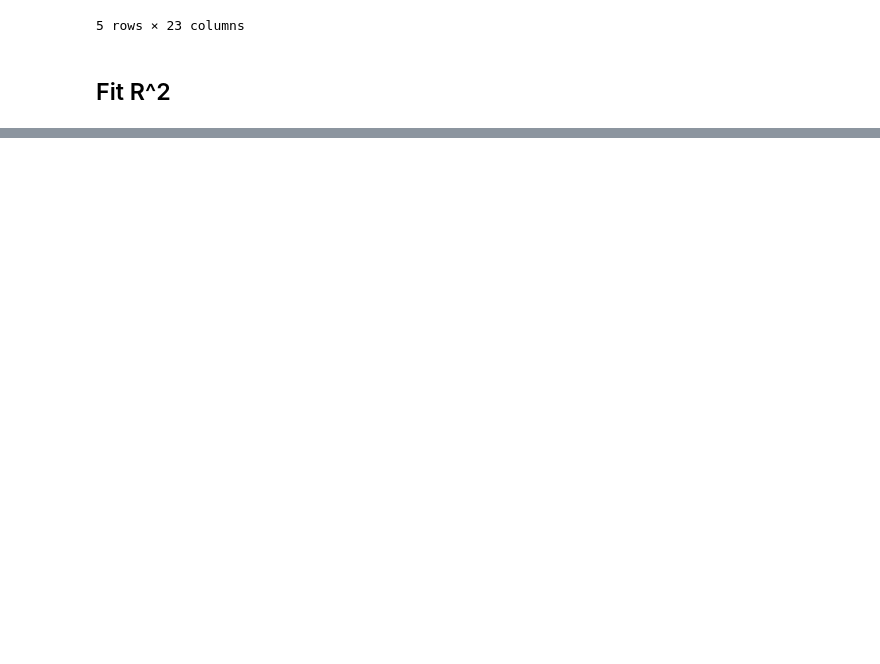
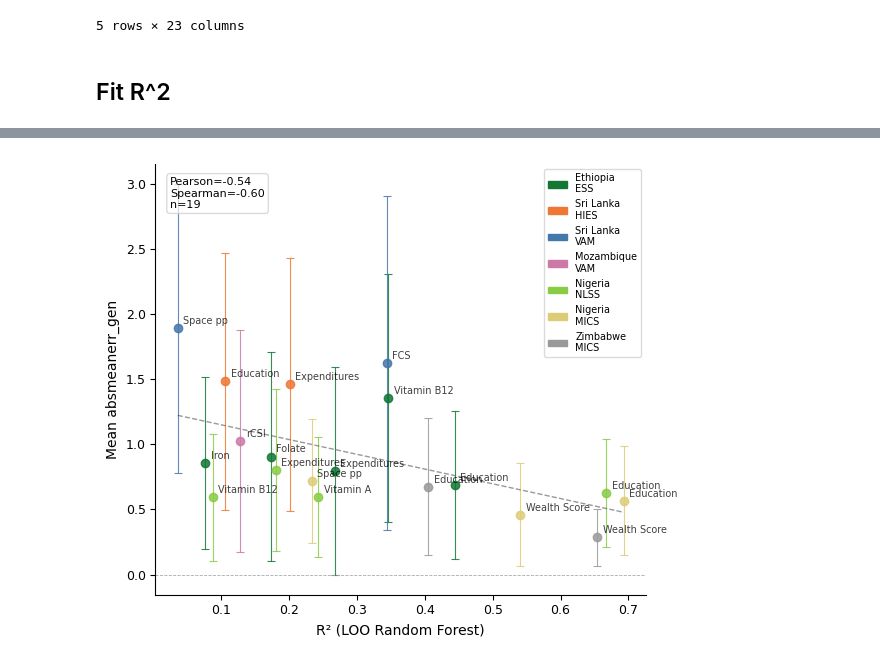
Before and after one commit to federicasibilla/cNF_HS, a Jupyter notebook: Q1/R2/create_dataframe.ipynb, the cells around one changed output, grey strips where cells are left out. Drawn from its saved outputs; the diff is of its cells as text; code cells hidden in the pictures; blank space fills up the shorter version.

```diff
--- a/Q1/R2/create_dataframe.ipynb
+++ b/Q1/R2/create_dataframe.ipynb
@@ -959,0 +1032,83 @@ plt.show()
+# %%
+import matplotlib.pyplot as plt
+import matplotlib.patches as mpatches
+import numpy as np
+
+DISPLAY_LABELS = {
+    "avg_adult_education": "Education", "fe_ai": "Iron", "fol_ai": "Folate",
+    "log_exp": "Expenditures", "va_ai": "Vitamin A", "vb12_ai": "Vitamin B12",
+    "zn_ai": "Zinc", "fe_mg": "Iron", "folate_mcg": "Folate",
+    "vita_rae_mcg": "Vitamin A", "vitb12_mcg": "Vitamin B12", "zn_mg": "Zinc",
+    "FCS": "FCS", "FES": "FES", "education_score": "Education",
+    "log_income": "Income", "rCSI": "rCSI", "space_per_person": "Space pp",
+    "FGHIron": "Iron", "FGProtein": "Protein", "FGVitA": "Vitamin A",
+    "wscore": "Wealth Score", "log_exp_pp": "Expenditures pp",
+    "eth_micron": "Ethiopia\nESS", "lka_micron": "Sri Lanka\nHIES",
+    "lka_vam": "Sri Lanka\nVAM", "moz_vam": "Mozambique\nVAM",
+    "nga_micron": "Nigeria\nNLSS", "nga_mics": "Nigeria\nMICS",
+    "yem_mvam": "Yemen\nmVAM", "zwe_mics": "Zimbabwe\nMICS",
+}
+
+DATASET_COLORS = {
+    "eth_micron": "#117733", "lka_micron": "#EE7733", "lka_vam": "#4477AA",
+    "moz_vam": "#CC79A7", "nga_micron": "#88CC44", "nga_mics": "#DDCC77",
+    "yem_mvam": "#AA7744", "zwe_mics": "#999999",
+}
+
+plot_df = corr_df[corr_df["r2"] > 0].copy()
+
+fig, ax = plt.subplots(figsize=(6, 5))
+
+for _, row in plot_df.iterrows():
+    color = DATASET_COLORS.get(row["experiment_id"], "#888888")
+    ax.errorbar(
+        row["r2"], row["absmeanerr_gen_mean"],
+        yerr=row["absmeanerr_gen_std"],
+        fmt="o", color=color, alpha=0.85,
+        capsize=3, capthick=0.8, elinewidth=0.8, markersize=6,
+    )
+    ax.annotate(
+        DISPLAY_LABELS.get(row["target"], row["target"]),
+        (row["r2"], row["absmeanerr_gen_mean"]),
+        fontsize=7, alpha=0.75, xytext=(4, 3), textcoords="offset points",
+    )
+
+# regression line
+x = plot_df["r2"].values
+y = plot_df["absmeanerr_gen_mean"].values
+if len(x) >= 2 and np.nanstd(x) > 0:
+    m, b = np.polyfit(x, y, 1)
+    xline = np.linspace(x.min(), x.max(), 100)
+    ax.plot(xline, m * xline + b, linestyle="--", linewidth=1, color="#555555", alpha=0.6)
+
+# stats box
+pearson  = plot_df["r2"].corr(plot_df["absmeanerr_gen_mean"], method="pearson")
+spearman = plot_df["r2"].corr(plot_df["absmeanerr_gen_mean"], method="spearman")
+ax.text(
+    0.03, 0.97,
+    f"Pearson={pearson:.2f}\nSpearman={spearman:.2f}\nn={len(plot_df)}",
+    transform=ax.transAxes, va="top", ha="left", fontsize=8,
+    bbox=dict(boxstyle="round,pad=0.3", fc="white", alpha=0.7, ec="#cccccc"),
+)
+
+# legend
+legend_handles = [
+    mpatches.Patch(color=color, label=DISPLAY_LABELS.get(exp, exp))
+    for exp, color in DATASET_COLORS.items()
+    if exp in plot_df["experiment_id"].values
+]
+ax.legend(
+    handles=legend_handles, fontsize=7,
+    loc="upper right", framealpha=0.7, edgecolor="#cccccc",
+)
+
+ax.set_xlabel("R² (LOO Random Forest)", fontsize=10)
+ax.set_ylabel("Mean absmeanerr_gen", fontsize=10)
+ax.axhline(0, color="#aaaaaa", linewidth=0.6, linestyle="--")
+ax.spines[["top", "right"]].set_visible(False)
+ax.tick_params(labelsize=9)
+
+plt.tight_layout()
+plt.show()
+# %% [output]
+[figure, added]
```
Also changed, not shown: parts of 16 cells of this notebook, 37 other files.
